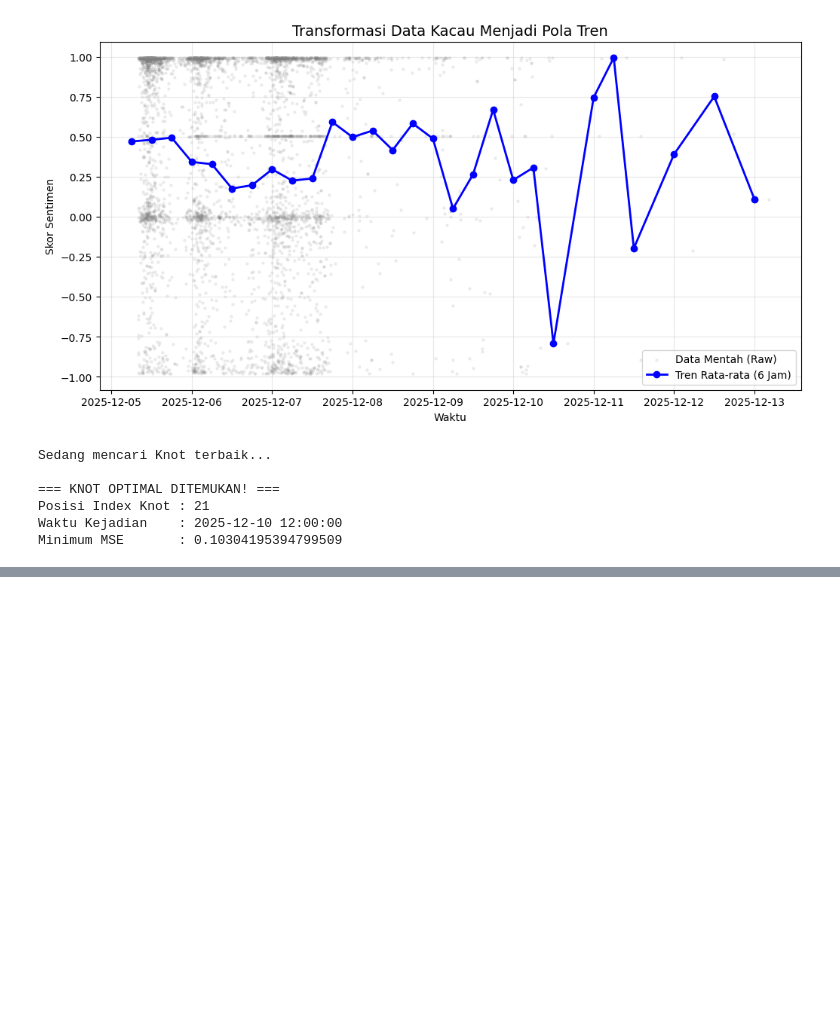
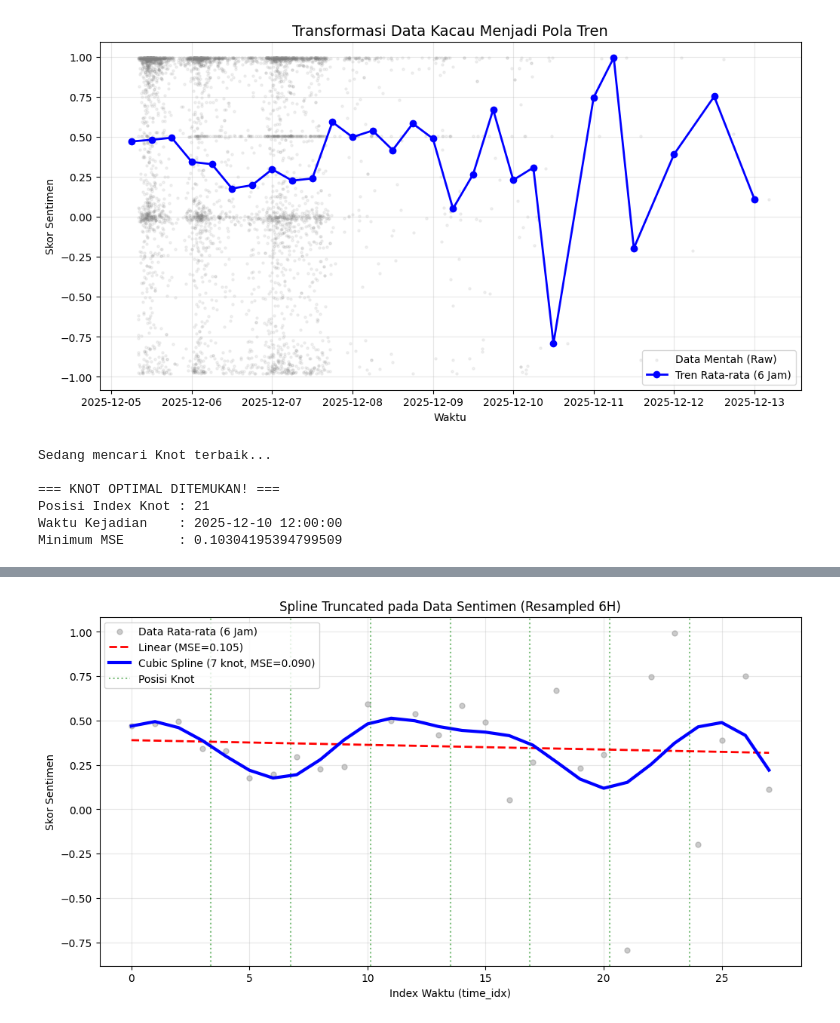
Before and after one commit to YehezkielG/sentiment-spline-truncated-bencana-banjir, a Jupyter notebook: analysis.ipynb, the cells around one changed output, grey strips where cells are left out. Drawn from its saved outputs; the diff is of its cells as text; code cells hidden in the pictures; blank space fills up the shorter version.

Commit message:
update analysis.ipynb, this data if you want use with average data and on six hours

```diff
--- a/analysis.ipynb
+++ b/analysis.ipynb
@@ -326,0 +344,82 @@ MSE Spline: 0.4147
+# %%
+# 1) Load data resampling yang sudah disimpan
+_df_spline = pd.read_csv("data_siap_spline_bersih.csv")
+
+# Pastikan kolom datetime ada dan bisa dipakai untuk visualisasi waktu
+if 'datetime' in _df_spline.columns:
+    try:
+        _df_spline['datetime'] = pd.to_datetime(_df_spline['datetime'])
+    except Exception:
+        pass
+
+# 2) Buat indeks waktu agar bisa dipakai sebagai variabel x
+_df_spline['time_idx'] = np.arange(len(_df_spline))
+
+x = _df_spline['time_idx'].values.astype(float)
+y = _df_spline['sentiment_score'].values.astype(float)
+
+# 3) Model linear sederhana (pembanding)
+coeffs_linear = np.polyfit(x, y, 1)
+y_linear = np.polyval(coeffs_linear, x)
+mse_linear = mean_squared_error(y, y_linear)
+
+# 4) Fungsi pembuat fitur truncated power basis (cubic spline)
+def create_spline_features(x, knots, p=3):
+    # Kolom dasar: x, x^2, ..., x^p
+    X = np.vstack([x**i for i in range(1, p+1)]).T
+    # Kolom truncated untuk tiap knot: (x - k)^p_+
+    for k in knots:
+        X = np.column_stack([X, np.maximum(0, x - k)**p])
+    return X
+
+# 5) Cari jumlah knot terbaik otomatis dengan grid kecil
+best_mse = float('inf')
+best_knots = []
+best_pred = None
+best_model = None
+
+max_try_knots = max(1, min(10, len(x)//4))  # batasi jumlah knot agar stabil
+
+for n_knots in range(1, max_try_knots + 1):
+    # tempatkan knot merata di domain x (hindari ujung)
+    knots = np.linspace(x.min(), x.max(), n_knots + 2)[1:-1]
+    X_spline = create_spline_features(x, knots, p=3)
+
+    model = LinearRegression()
+    model.fit(X_spline, y)
+    y_pred = model.predict(X_spline)
+
+    mse = mean_squared_error(y, y_pred)
+    if mse < best_mse:
+        best_mse = mse
+        best_knots = knots
+        best_pred = y_pred
+        best_model = model
+
+print(f"MSE Linear: {mse_linear:.4f}")
+print(f"MSE Spline (Cubic, {len(best_knots)} knot): {best_mse:.4f}")
+print(f"Knot positions (time_idx): {np.round(best_knots, 2)}")
+
+# 6) Visualisasi hasil pada domain indeks waktu
+plt.figure(figsize=(12, 6))
+plt.scatter(x, y, color='gray', alpha=0.4, s=25, label='Data Rata-rata (6 Jam)')
+plt.plot(x, y_linear, color='red', linestyle='--', linewidth=2,
+         label=f'Linear (MSE={mse_linear:.3f})')
+
+# urutkan agar garis spline mulus
+order = np.argsort(x)
+plt.plot(x[order], best_pred[order], color='blue', linewidth=3,
+         label=f'Cubic Spline ({len(best_knots)} knot, MSE={best_mse:.3f})')
+
+# garis vertikal posisi knot
+for i, k in enumerate(best_knots):
+    plt.axvline(k, color='green', linestyle=':', alpha=0.5,
+                label='Posisi Knot' if i == 0 else '')
+
+plt.title('Spline Truncated pada Data Sentimen (Resampled 6H)')
+plt.xlabel('Index Waktu (time_idx)')
+plt.ylabel('Skor Sentimen')
+plt.legend()
+plt.grid(True, alpha=0.3)
+plt.show()
+# %% [output]
@@ -326,0 +429 @@ MSE Spline: 0.4147
+[figure, added]
```
Also changed, not shown: parts of 4 cells of this notebook.
